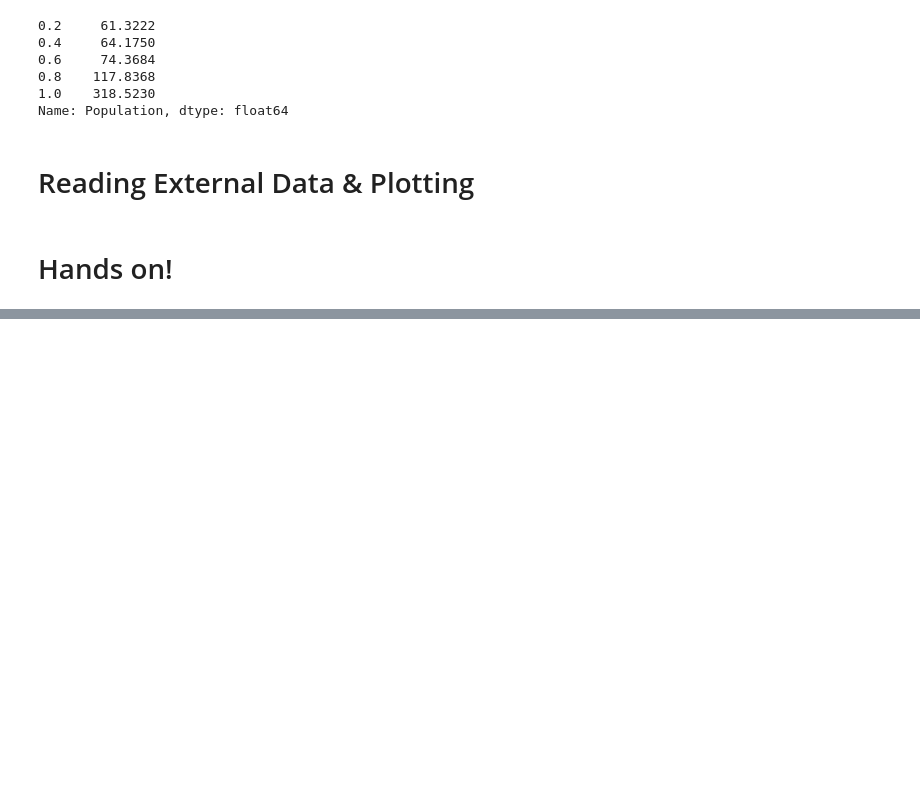
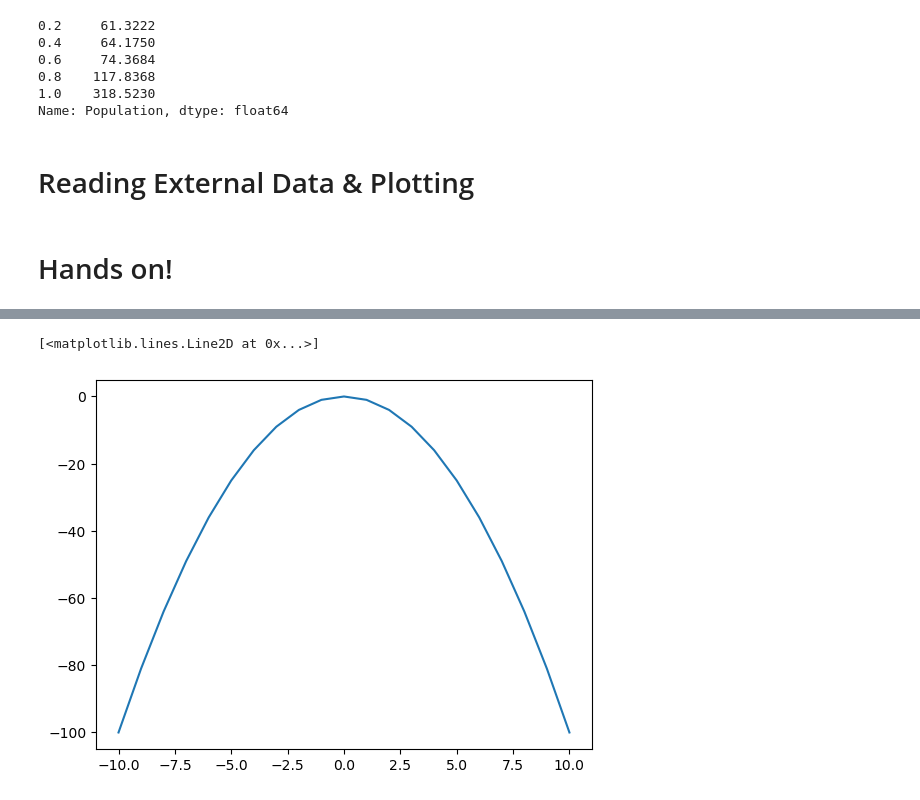
Before and after one commit to kayamui/Develhope_Project, a Jupyter notebook: Workout_PANDAS.ipynb, the cells around one changed output, grey strips where cells are left out. Saved outputs shown, nothing was run; the diff lists cells and outputs as text; code cells hidden in the pictures; blank space fills up the shorter version.

```diff
--- a/Workout_PANDAS.ipynb
+++ b/Workout_PANDAS.ipynb
@@ -1373,0 +1408,5 @@ Name: Population, dtype: float64
+# %%
+plt.plot(x, -1 * (x ** 2))
+# %% [output]
+[<matplotlib.lines.Line2D at 0x...>]
+[figure, added]
```
Also changed, not shown: parts of 181 cells of this notebook, 2 other files.
